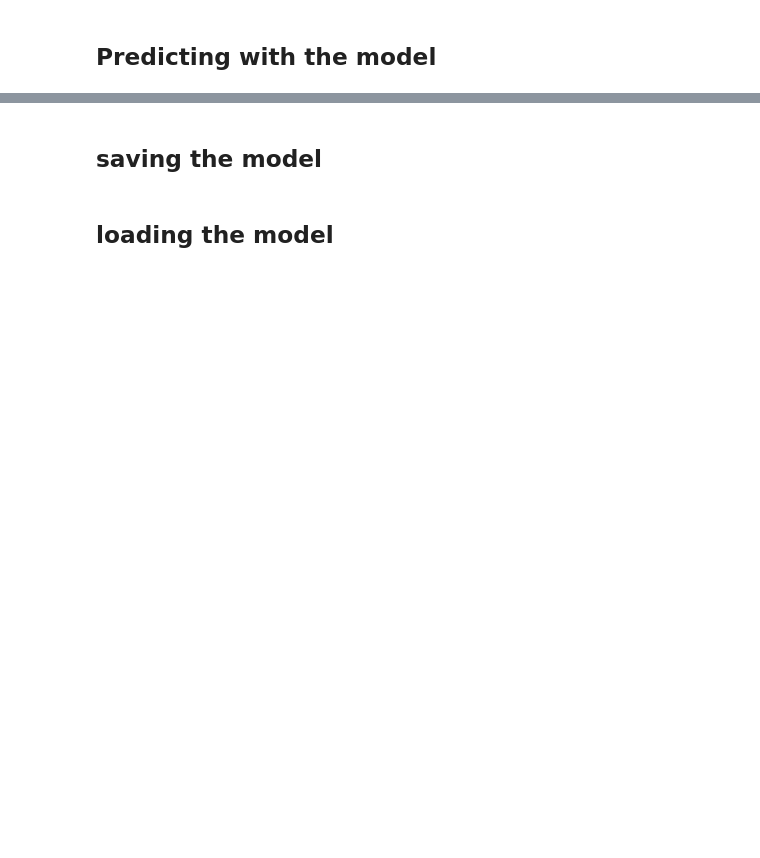
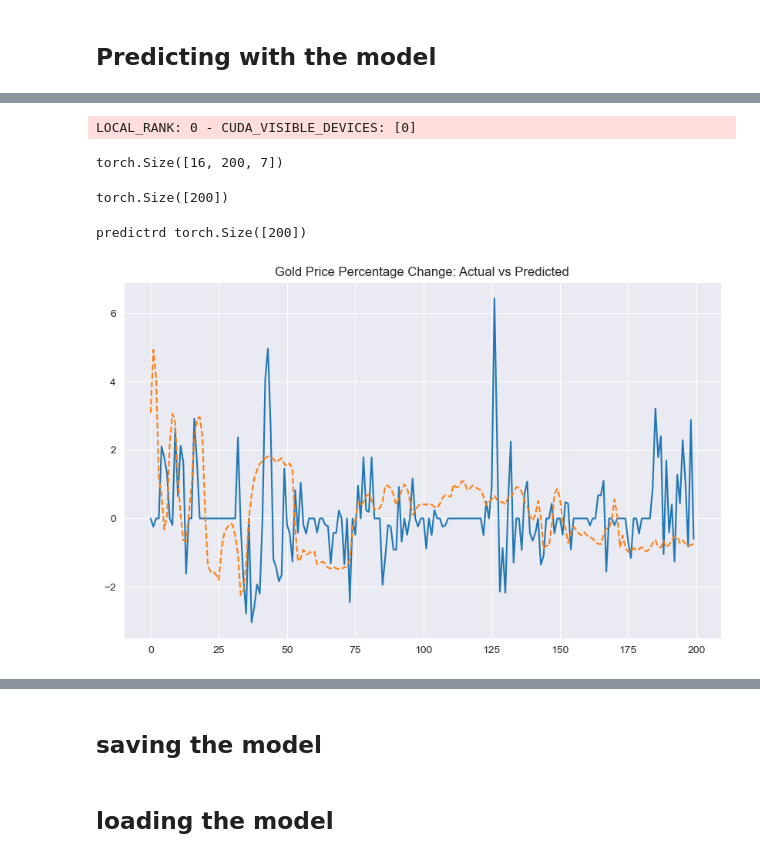
Before and after one commit to mazenwk/beltone-hackathon, a Jupyter notebook: src/Workout/Skeleton.ipynb, the cells around one changed output, grey strips where cells are left out. Cells and saved outputs as stored; diff of their text form; code cells hidden in the pictures; blank space fills up the shorter version.

Commit message:
WORKING TRAINING SAVING LOADING

```diff
--- a/src/Workout/Skeleton.ipynb
+++ b/src/Workout/Skeleton.ipynb
@@ -381,8 +381,8 @@ val_dataset = TimeSeriesDataSet(
 )
 # Create DataLoaders
 
-train_dataloader = DataLoader(train_dataset, batch_size=batch_size, shuffle=True, drop_last=True, collate_fn=train_dataset._collate_fn, num_workers=num_workers)
-val_dataloader = DataLoader(val_dataset, batch_size=batch_size, drop_last=True, collate_fn=val_dataset._collate_fn, num_workers=num_workers)
+train_dataloader = DataLoader(train_dataset, batch_size=batch_size, shuffle=True, drop_last=True, collate_fn=train_dataset._collate_fn, num_workers=num_workers, persistent_workers=True)
+val_dataloader = DataLoader(val_dataset, batch_size=batch_size, drop_last=True, collate_fn=val_dataset._collate_fn, num_workers=num_workers, persistent_workers=True)
 print(len(val_dataset))
 # %% [output]
 1087
@@ -407,13 +467,18 @@ class TemporalFusionTransformerModule(pl.LightningModule):
     def __init__(self, model: TemporalFusionTransformer):
         super(TemporalFusionTransformerModule, self).__init__()
         self.model = model
-        self.multi_horizon_metric = CustomMultiHorizonMetric()  # Initialize MultiHorizonMetric here
+        # self.multi_horizon_metric = CustomMultiHorizonMetric()  # Initialize MultiHorizonMetric here
 
 
     def compute_loss(self, y_hat, y):
+        losses =[]
+        for feature_idx in range(y_hat.shape[2]):
+            feature_pred = y_hat[:, :, feature_idx]
+            feature_loss = nn.MSELoss()(feature_pred, y)
+            losses.append(feature_loss)
 
-        feature_loss = self.multi_horizon_metric(y_hat, y)  # Calculate loss for this feature
-        return feature_loss
+        total_loss = torch.mean(torch.stack(losses))
+        return total_loss
 
     def forward(self, x):
 
@@ -438,12 +503,12 @@ class TemporalFusionTransformerModule(pl.LightningModule):
         optimizer = torch.optim.Adam(self.model.parameters(), lr=1e-3, weight_decay=1e-5)
         scheduler = torch.optim.lr_scheduler.ReduceLROnPlateau(optimizer, patience=5, verbose=True)
         return {
-        'optimizer': optimizer,
-        'lr_scheduler': {
-            'scheduler': scheduler,
-            'monitor': 'val_loss',
+            'optimizer': optimizer,
+            'lr_scheduler': {
+                'scheduler': scheduler,
+                'monitor': 'val_loss',
+            }
         }
-    }
 
     def predict_step(self, batch, batch_idx):
         # Check if batch is a tuple and extract the data part
@@ -520,11 +591,25 @@ trainer1 = Trainer()
 # %%
 # Get predictions
 predictions = trainer.predict(module, dataloaders=val_dataloader)
+print(predictions[0].shape)
 predictions = predictions[0].mean(dim=2)
 ((predictions[0].shape))
+# %% [output]
+LOCAL_RANK: 0 - CUDA_VISIBLE_DEVICES: [0]
+torch.Size([16, 200, 7])
+torch.Size([200])
-# %%
-ys=[]
-for x,y in iter(val_dataloader):
-    print(y[0].size(0))
-    break
-# predictions.numpy()
+# %%
+# Test predictions
+actuals = torch.cat([y[0] for x, y in iter(val_dataloader)],dim=1)
+
+# print('actual',actuals[1][0])
+print('predictrd',predictions[0].shape)
+# Visualize the results
+plt.figure(figsize=(10, 6))
+plt.plot(actuals[0][:200], label='Actual')
+plt.plot(predictions[0][:200], label='Predicted', linestyle='--')
+plt.title('Gold Price Percentage Change: Actual vs Predicted')
+plt.show()
+# %% [output]
+predictrd torch.Size([200])
+[figure, added]
```
Also changed, not shown: parts of 17 cells of this notebook, 10 other files.
